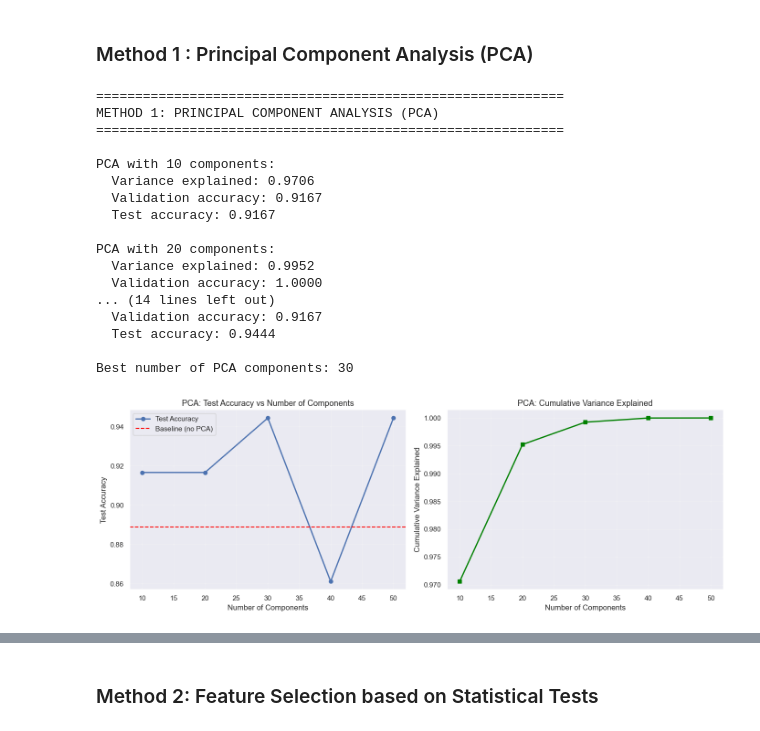
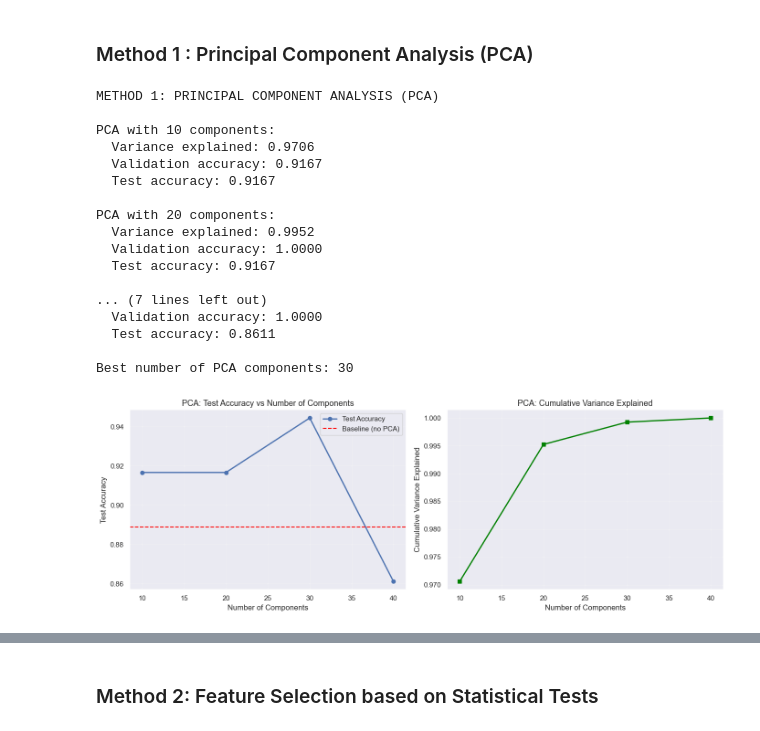
Before and after one commit to EliesAMilliti/NSSP_P2, a Jupyter notebook: part1.ipynb, the cells around one changed output, grey strips where cells are left out. Drawn from its saved outputs; the diff is of its cells as text; code cells hidden in the pictures.

Commit message:
part1 : Q4,5,6 cleaned

```diff
--- a/part1.ipynb
+++ b/part1.ipynb
@@ -453,7 +453,7 @@ grid_search = GridSearchCV(
     cv=5,  # 3-fold cross-validation
     scoring='accuracy',
     n_jobs=-1,  # use all CPU cores
-    verbose=2
+    verbose=0
 )
 start_time = time.time()
 grid_search.fit(X_train_scaled, y_train)
@@ -502,16 +488,0 @@ Test accuracy: 0.8889
-# %%
-import pickle
-
-# Save model
-with open('best_model_part1.pkl', 'wb') as f:
-    pickle.dump(best_model, f)
-
-# Save scaler
-with open('scaler_part1.pkl', 'wb') as f:
-    pickle.dump(scaler, f)
-
-print("\nModel and scaler saved successfully!")
-print(f"\nFinal results for {algorithm_name}:")
-print(f"  - Best params: {grid_search.best_params_}")
-print(f"  - Validation accuracy: {val_accuracy:.4f}")
-print(f"  - Test accuracy: {test_accuracy:.4f}")
@@ -739,7 +614,7 @@ from sklearn.preprocessing import StandardScaler
 print("METHOD 1: PRINCIPAL COMPONENT ANALYSIS (PCA)")
 
 # Try different numbers of components
-n_components_list = [10, 20, 30, 40, 50]
+n_components_list = [10, 20, 30, 40]
 pca_results = {}
 
 for n_comp in n_components_list:
@@ -794,36 +669,36 @@ ax2 = axes[1]
 ax2.plot(n_comps, var_explained, 's-', color='green', linewidth=2)
 ax2.set_xlabel('Number of Components', fontsize=12)
 ax2.set_ylabel('Cumulative Variance Explained', fontsize=12)
 ax2.set_title('PCA: Cumulative Variance Explained', fontsize=13)
 ax2.grid(alpha=0.3)
 
 plt.tight_layout()
 plt.show()
 
 # Apply best PCA model
 pca_best = PCA(n_components=best_n_comp, random_state=42)
 X_train_pca_best = pca_best.fit_transform(X_train_scaled)
 X_test_pca_best = pca_best.transform(X_test_scaled)
 
 model_pca_best = type(best_model)(**best_model.get_params())
 model_pca_best.fit(X_train_pca_best, y_train)
 test_acc_pca = model_pca_best.score(X_test_pca_best, y_test)
 # %% [output]
-============================================================
 METHOD 1: PRINCIPAL COMPONENT ANALYSIS (PCA)
-============================================================
 
 PCA with 10 components:
   Variance explained: 0.9706
   Validation accuracy: 0.9167
   Test accuracy: 0.9167
 
 PCA with 20 components:
   Variance explained: 0.9952
   Validation accuracy: 1.0000
-... (14 lines left out)
-  Validation accuracy: 0.9167
-  Test accuracy: 0.9444
+  Test accuracy: 0.9167
+
+... (7 lines left out)
+  Validation accuracy: 1.0000
+  Test accuracy: 0.8611
 
 Best number of PCA components: 30
-[figure, old version]
+[figure, new version]
```
Also changed, not shown: parts of 27 cells of this notebook, 1 other file.
